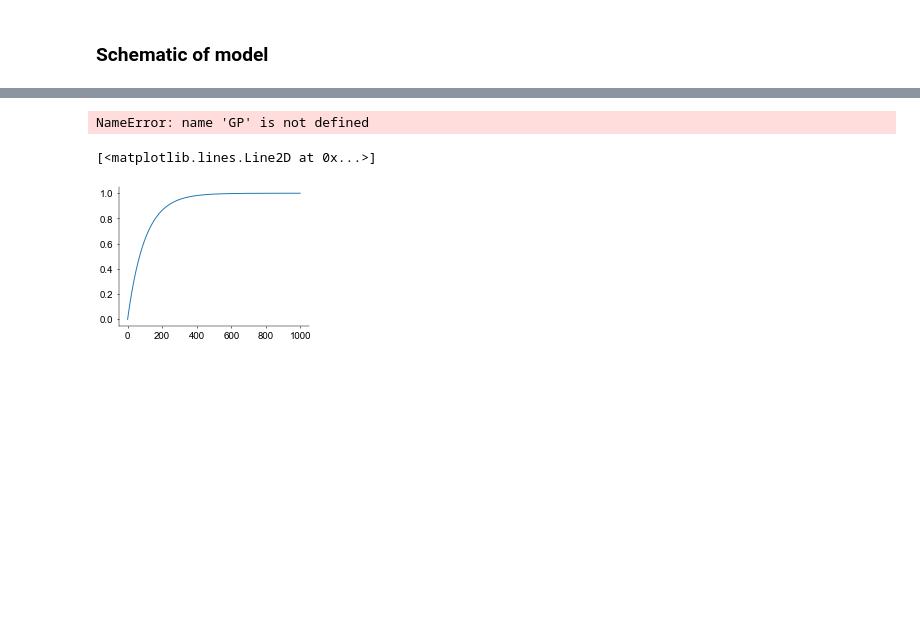
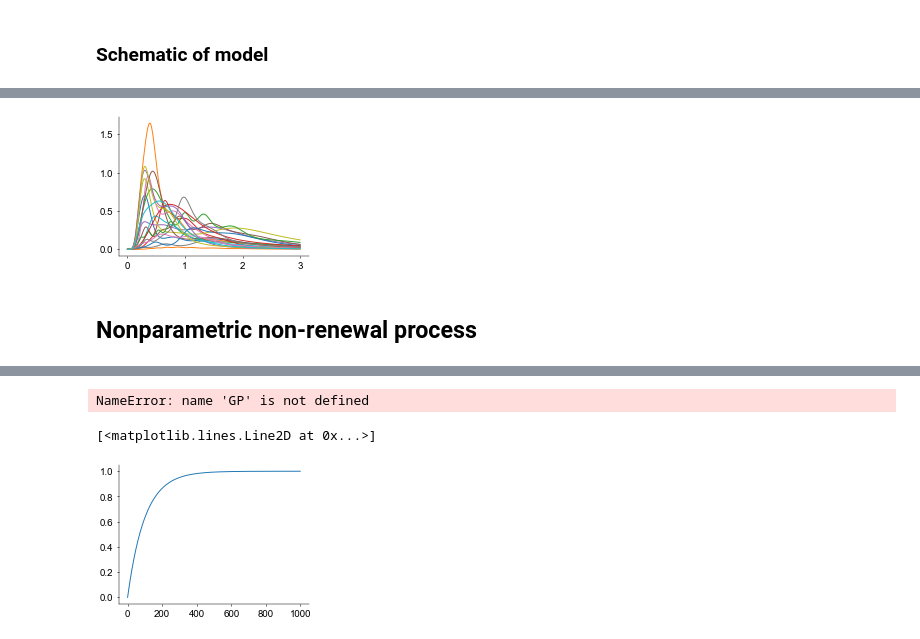
Before and after one commit to davindicode/nonparametric-nonrenewal-process, a Jupyter notebook: notebooks/plots.ipynb, the cells around one changed output, grey strips where cells are left out. Saved outputs shown, nothing was run; the diff lists cells and outputs as text; code cells hidden in the pictures; blank space fills up the shorter version.

```diff
--- a/notebooks/plots.ipynb
+++ b/notebooks/plots.ipynb
@@ -353,0 +176,38 @@ plt.show()
+# %%
+evalsteps = 500
+num_samps = 20
+
+cisi_t_eval = jnp.linspace(0.0, 3.0, evalsteps)
+isi_cond = None#jnp.ones((f_dims, ISI_orders-1))
+x_cond = jnp.ones((x_dims-1,))
+
+# non
+wrap_tau = 1.0*np.ones((f_dims,))
+refract_tau = 1e-1*np.ones((f_dims,))
+refract_neg= -12.
+mean_bias = 0.*np.ones((f_dims,))
+dt = 1e-3  # s
+
+bnpp = lib.inference.svgp.NonparametricPointProcess(
+    svgp, wrap_tau, refract_tau, refract_neg, mean_bias, dt)
+
+ISI_density = bnpp.sample_conditional_ISI(
+    prng_state,
+    num_samps,
+    cisi_t_eval,
+    isi_cond,
+    x_cond,
+    int_eval_pts=1000,
+    num_quad_pts=100,
+    prior=True,
+    jitter=1e-6,
+)
+# %%
+n = 0
+
+plt.plot(cisi_t_eval, ISI_density[:, n, :].T)
+plt.show()
+# %% [output]
+[figure, added]
+# %% [markdown]
+## Nonparametric non-renewal process
```
Also changed, not shown: parts of 22 cells of this notebook, 18 other files.
